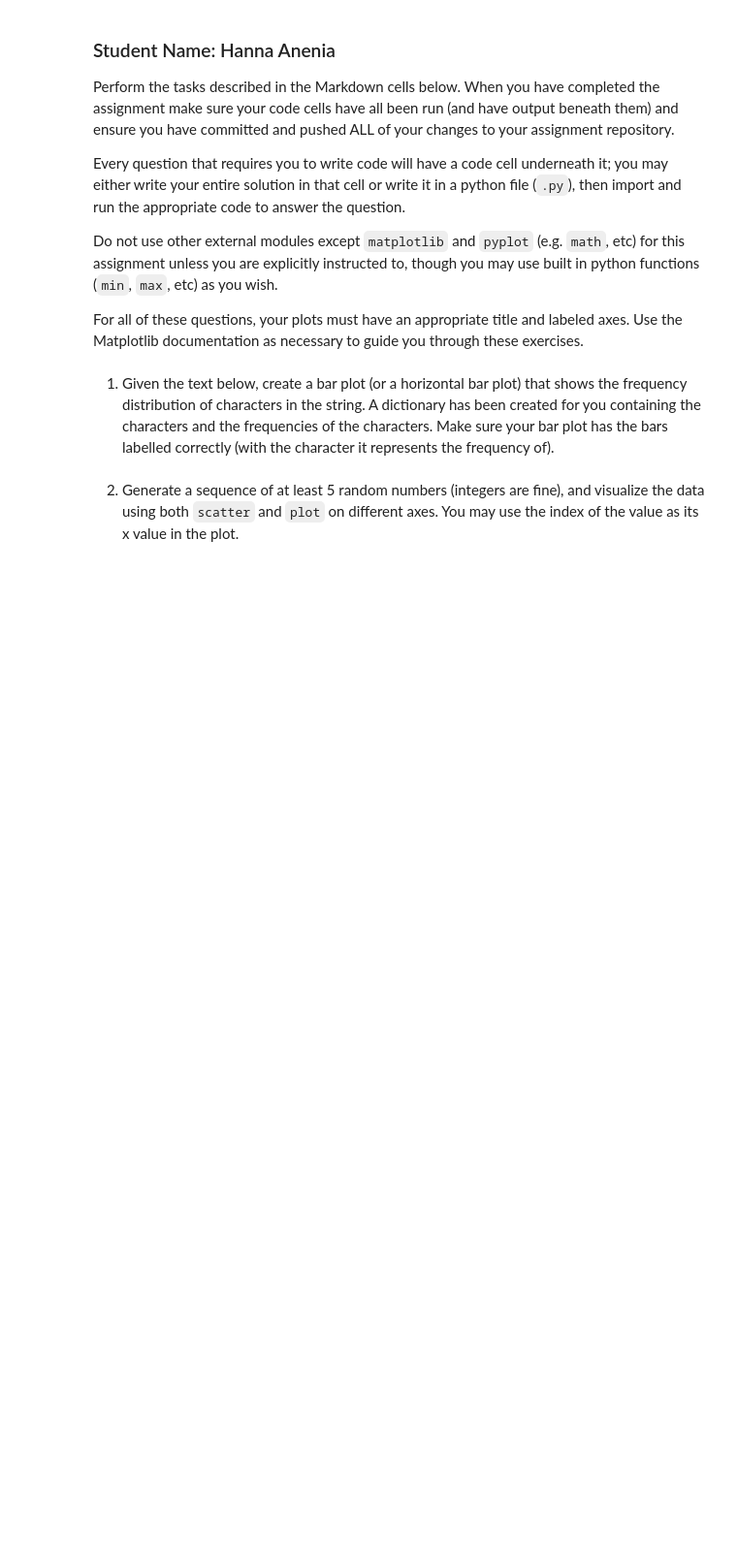
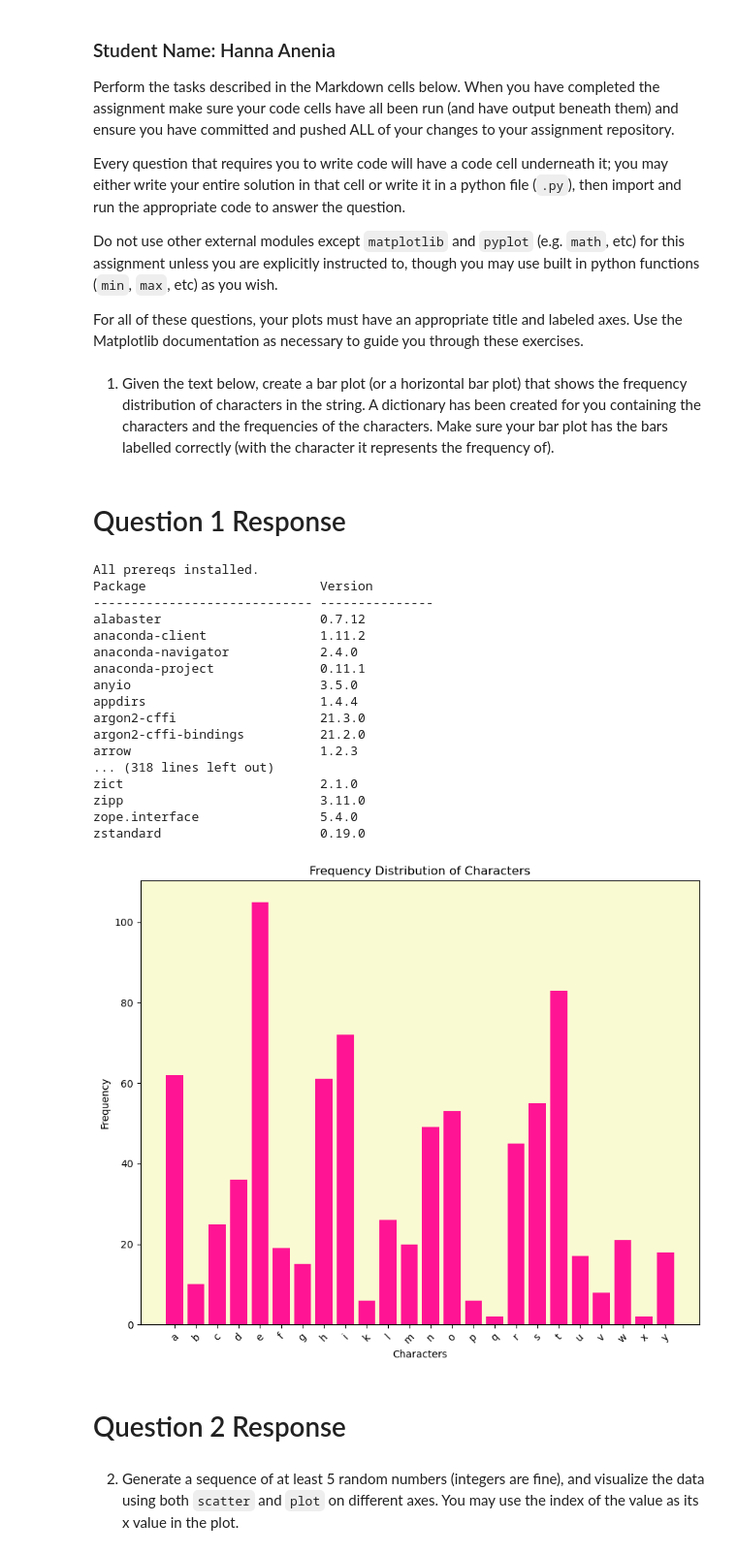
Before and after one commit to hanenia/pyplot, a Jupyter notebook: pyplot.ipynb, the cells around one changed output. Shown at 97% size. Drawn from its saved outputs; the diff is of its cells as text; code cells hidden in the pictures; blank space fills up the shorter version.

```diff
--- a/pyplot.ipynb
+++ b/pyplot.ipynb
@@ -16,11 +16,74 @@ For all of these questions, your plots must have an appropriate title and labele
 1. Given the text below, create a bar plot (or a horizontal bar plot) that shows the frequency distribution of characters in the string.
 A dictionary has been created for you containing the characters and the frequencies of the characters.
 Make sure your bar plot has the bars labelled correctly (with the character it represents the frequency of).
+# %% [markdown]
+# Question 1 Response
 # %%
+# Create and activate a Python virtual environment.
+# Before starting the project, try all these imports FIRST
+# Address any errors you get running this code cell
+# by installing the necessary packages into your active Python environment.
+# Try to resolve issues using your materials and the web.
+# If that doesn't work, ask for help in the discussion forums.
+# You can't complete the exercises until you import these - start early!
+# We also import Counter and randint (included in the Python Standard Library).
+
 from collections import Counter
+from random import randint
+import matplotlib.pyplot as plt
+
+print('All prereqs installed.')
+!pip list
+
 TEXT = "At three o’clock precisely I was at Baker Street, but Holmes had not yet returned. The landlady informed me that he had left the house shortly after eight o’clock in the morning. I sat down beside the fire, however, with the intention of awaiting him, however long he might be. I was already deeply interested in his inquiry, for, though it was surrounded by none of the grim and strange features which were associated with the two crimes which I have already recorded, still, the nature of the case and the exalted station of his client gave it a character of its own. Indeed, apart from the nature of the investigation which my friend had on hand, there was something in his masterly grasp of a situation, and his keen, incisive reasoning, which made it a pleasure to me to study his system of work, and to follow the quick, subtle methods by which he disentangled the most inextricable mysteries. So accustomed was I to his invariable success that the very possibility of his failing had ceased to enter into my head.".lower()
 letter_freq = dict(Counter(TEXT))
 
+
 # make a bar plot with an appropriate title, correct xtick labels, and labeled axes
+
+# Removing non-letter characters and sorting
+letter_freq = {k: v for k, v in letter_freq.items() if k.isalpha()}
+letters = sorted(letter_freq.keys())
+frequencies = [letter_freq[letter] for letter in letters]
+
+# Plotting
+plt.figure(figsize=(10, 8))
+plt.bar(letters, frequencies, color='deeppink')
+
+# Adding appropriate title
+plt.title('Frequency Distribution of Characters')
+
+# Labeling axes
+plt.xlabel('Characters')
+plt.ylabel('Frequency')
+
+# Labeling xtick
+plt.xticks(rotation=45)
+
+# Adding background color
+plt.gca().set_facecolor('lightgoldenrodyellow')
+
+plt.show()
+# %% [output]
+All prereqs installed.
+Package                       Version
+----------------------------- ---------------
+alabaster                     0.7.12
+anaconda-client               1.11.2
+anaconda-navigator            2.4.0
+anaconda-project              0.11.1
+anyio                         3.5.0
+appdirs                       1.4.4
+argon2-cffi                   21.3.0
+argon2-cffi-bindings          21.2.0
+arrow                         1.2.3
+... (318 lines left out)
+zict                          2.1.0
+zipp                          3.11.0
+zope.interface                5.4.0
+zstandard                     0.19.0
+[figure, added]
+# %% [markdown]
+# Question 2 Response
 # %% [markdown]
 2. Generate a sequence of at least 5 random numbers (integers are fine), and visualize the data using both `scatter` and `plot` on different axes.  You may use the index of the value as its x value in the plot.
```
Also changed, not shown: parts of 5 cells of this notebook.
